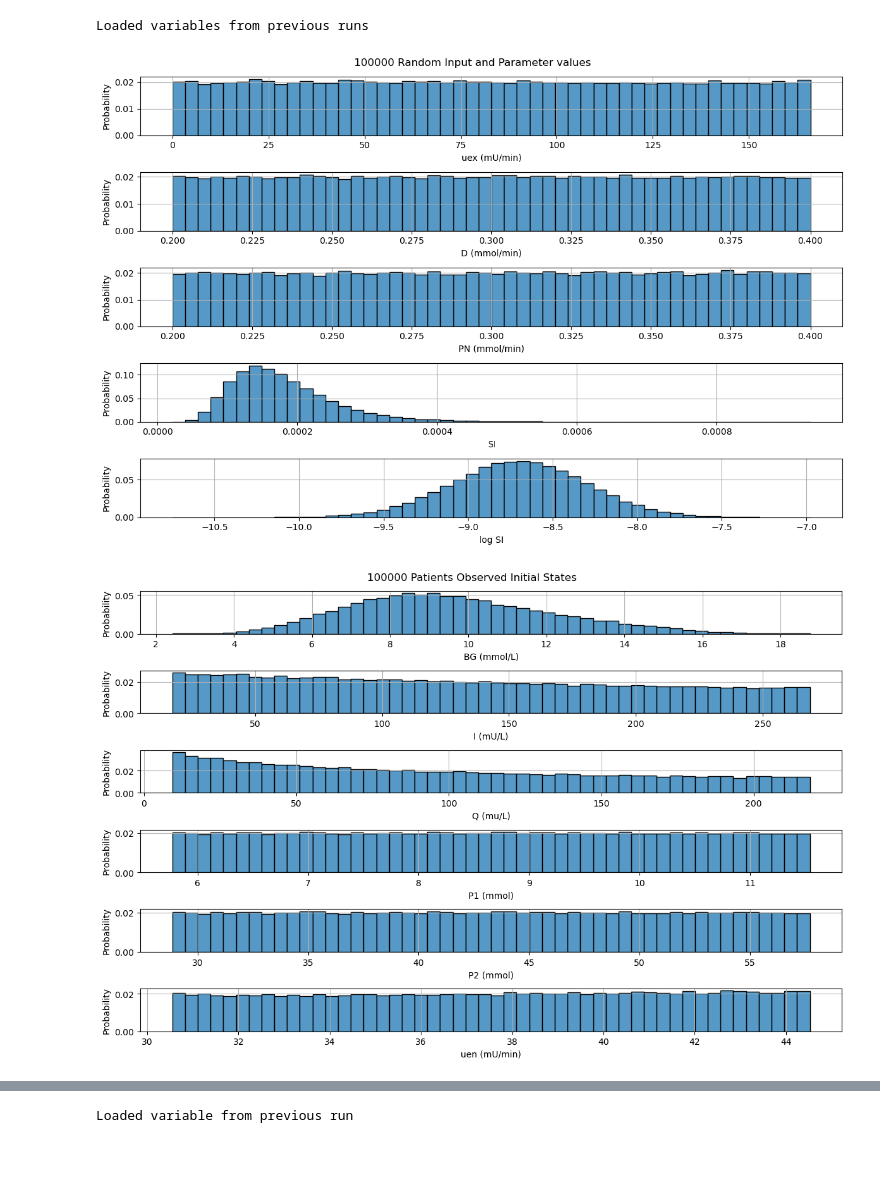
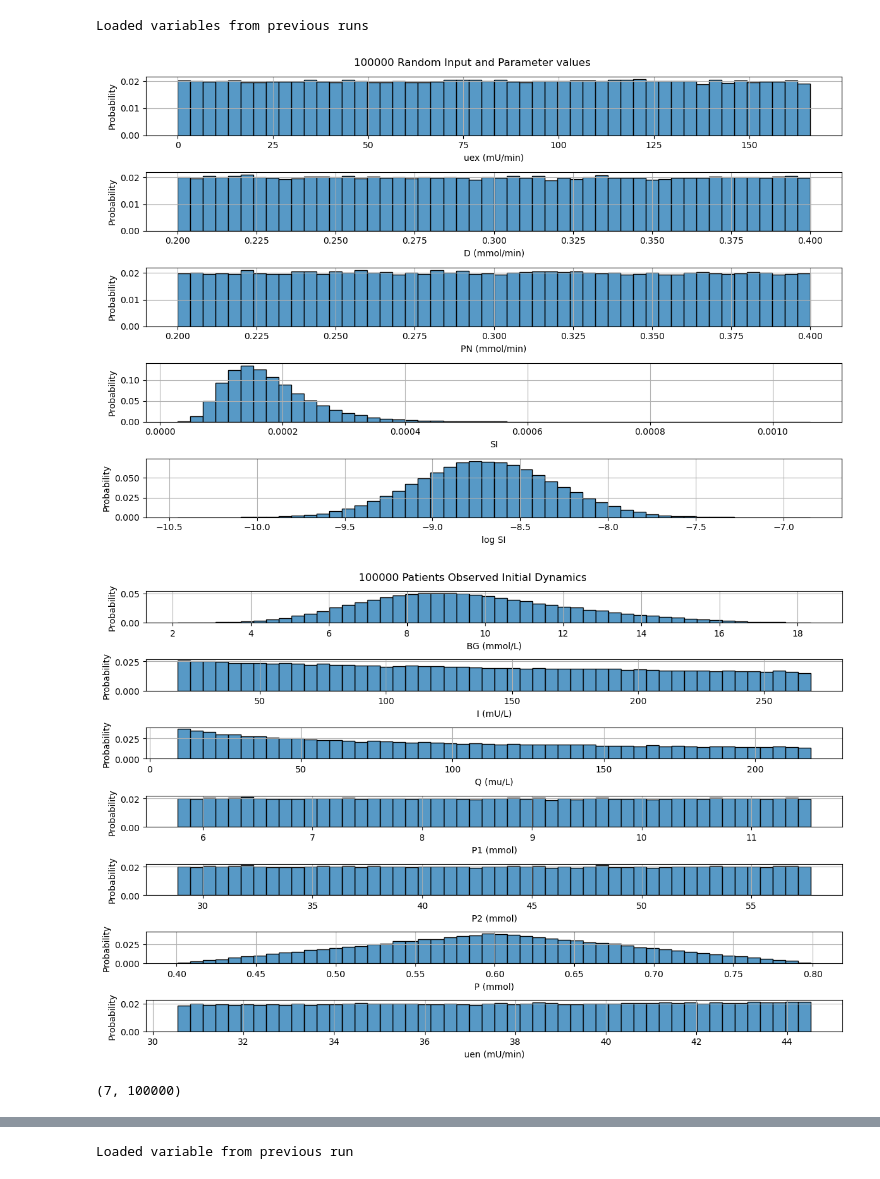
Before and after one commit to mlmulv/Thesis-Code, a Jupyter notebook: notebooks/00_Patient_Cohort.ipynb, the cells around one changed output, grey strips where cells are left out. Cells and saved outputs as stored; diff of their text form; code cells hidden in the pictures.

```diff
--- a/notebooks/00_Patient_Cohort.ipynb
+++ b/notebooks/00_Patient_Cohort.ipynb
@@ -19,7 +19,7 @@ except Exception:
 # %% [output]
 Loaded variables from previous runs
 # %%
-states = ["BG (mmol/L)", "I (mU/L)", "Q (mu/L)", "P1 (mmol)", "P2 (mmol)", "uen (mU/min)"]
+states = ["BG (mmol/L)", "I (mU/L)", "Q (mu/L)", "P1 (mmol)", "P2 (mmol)", "P (mmol)", "uen (mU/min)"]
 input_labels = ["uex (mU/min)", "D (mmol/min)", "PN (mmol/min)", "SI"]
 
 fig, ax = plt.subplots(inputs.shape[0]+1, 1, figsize=(12, 8))
@@ -32,18 +32,24 @@ ax[-1].set_xlabel("log SI")
 ax[-1].grid()
 fig.suptitle("100000 Random Input and Parameter values")
 fig.tight_layout()
+fig.savefig("3_1.svg", format="svg")
 # %% [output]
-[figure, old version]
+[figure, new version]
 # %%
 fig, ax = plt.subplots(x0.shape[0], 1, figsize=(12, 8))
 for i in range(x0.shape[0]):
     sns.histplot(data=x0[i, :], bins=50, stat="probability", ax=ax[i])
     ax[i].set_xlabel(states[i])
     ax[i].grid()
-fig.suptitle("100000 Patients Observed Initial States")
+fig.suptitle("100000 Patients Observed Initial Dynamics")
 fig.tight_layout()
+fig.savefig("3_2.svg", format="svg")
 # %% [output]
-[figure, old version]
+[figure, new version]
+# %%
+x0.shape
+# %% [output]
+(7, 100000)
 # %%
 print("Mean initial states: ", np.mean(x0, axis=1))
 print("Initial Covariance: \n", np.diag(np.cov(x0, rowvar=True, bias=False)))
```
Also changed, not shown: parts of 1 cell of this notebook, 7 other files.
